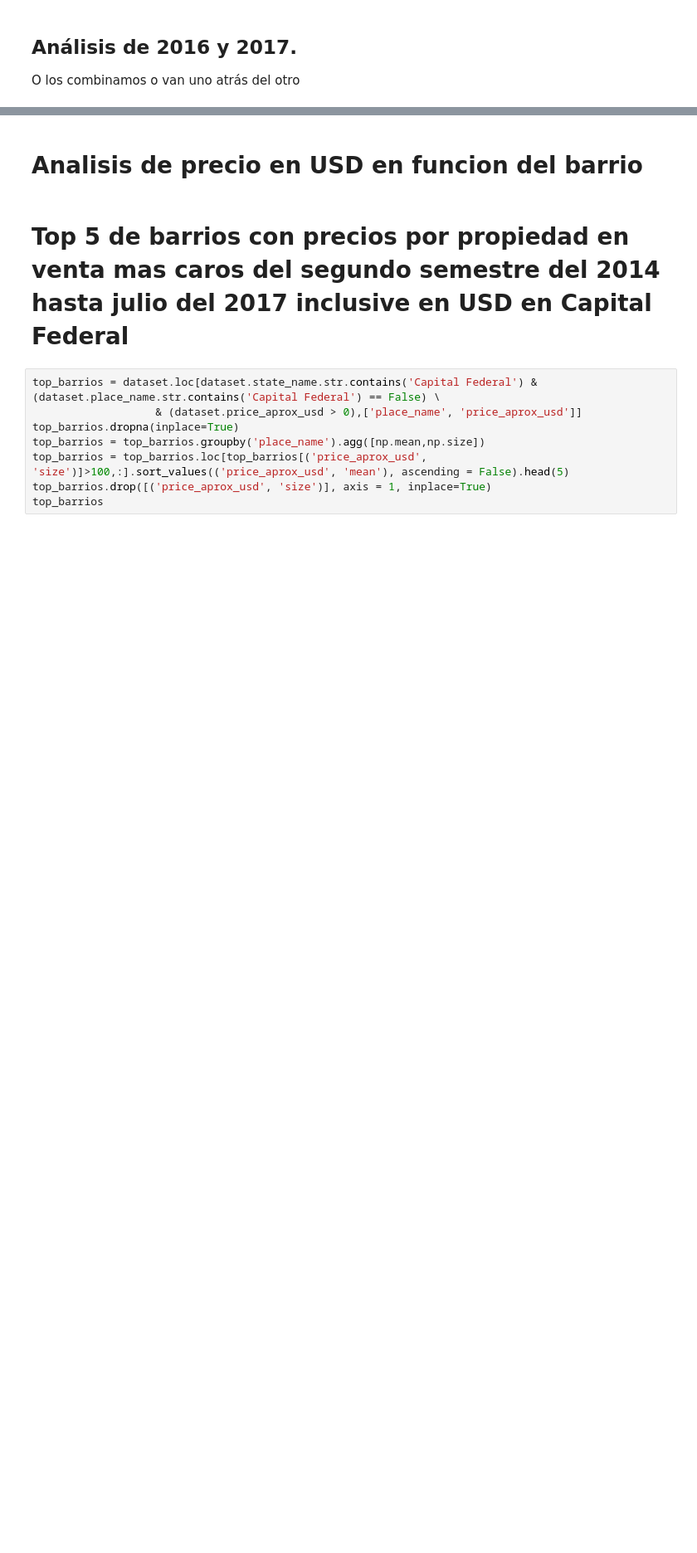
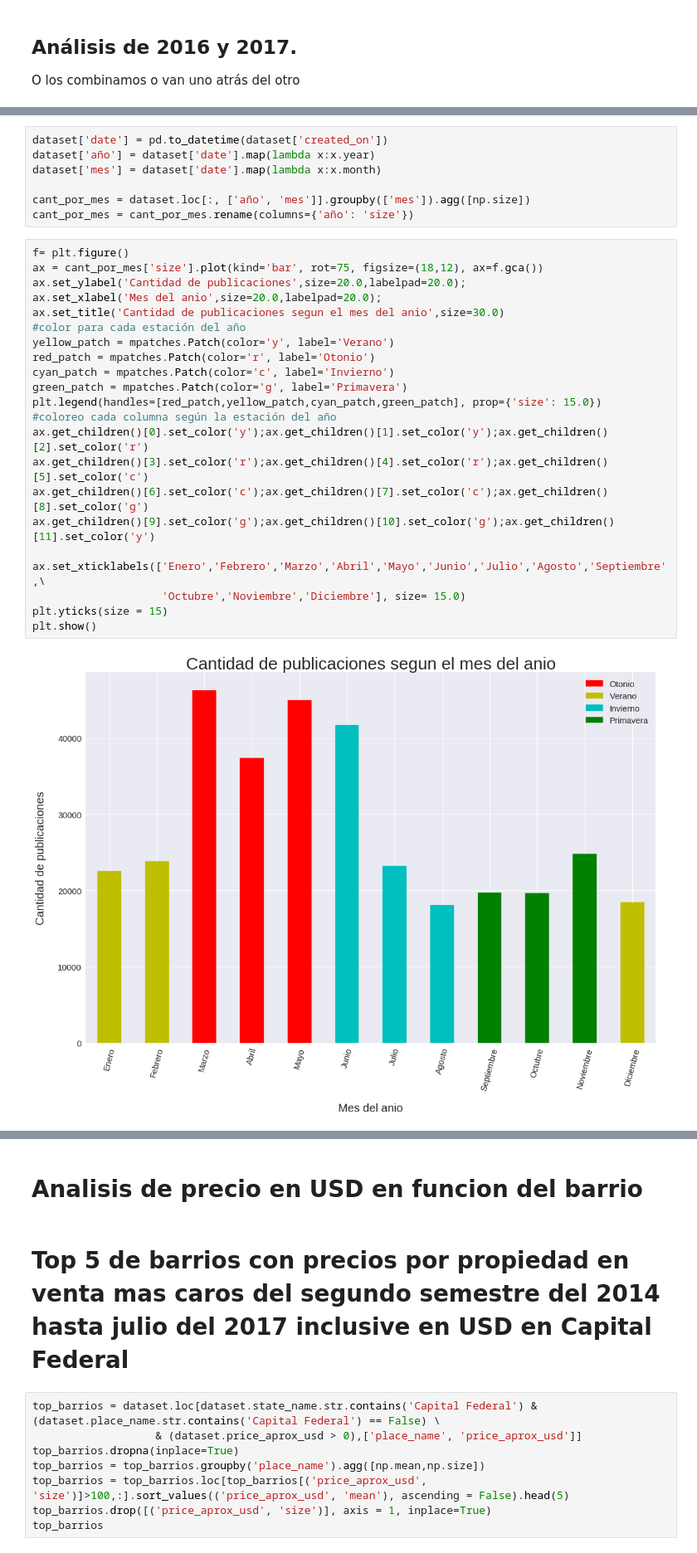
Before and after one commit to nicolaslongo/datos-TP1, a Jupyter notebook: Análisis Exploratorio de Datos.ipynb, the cells around one changed output, grey strips where cells are left out. Shown at 83% size. Saved outputs shown, nothing was run; the diff lists cells and outputs as text; blank space fills up the shorter version.

```diff
--- a/Análisis Exploratorio de Datos.ipynb
+++ b/Análisis Exploratorio de Datos.ipynb
@@ -120,0 +124,31 @@ O los combinamos o van uno atrás del otro
+# %%
+dataset['date'] = pd.to_datetime(dataset['created_on'])
+dataset['año'] = dataset['date'].map(lambda x:x.year)
+dataset['mes'] = dataset['date'].map(lambda x:x.month)
+
+cant_por_mes = dataset.loc[:, ['año', 'mes']].groupby(['mes']).agg([np.size])
+cant_por_mes = cant_por_mes.rename(columns={'año': 'size'})
+# %%
+f= plt.figure()
+ax = cant_por_mes['size'].plot(kind='bar', rot=75, figsize=(18,12), ax=f.gca())
+ax.set_ylabel('Cantidad de publicaciones',size=20.0,labelpad=20.0);
+ax.set_xlabel('Mes del anio',size=20.0,labelpad=20.0);
+ax.set_title('Cantidad de publicaciones segun el mes del anio',size=30.0)
+#color para cada estación del año
+yellow_patch = mpatches.Patch(color='y', label='Verano')
+red_patch = mpatches.Patch(color='r', label='Otonio')
+cyan_patch = mpatches.Patch(color='c', label='Invierno')
+green_patch = mpatches.Patch(color='g', label='Primavera')
+plt.legend(handles=[red_patch,yellow_patch,cyan_patch,green_patch], prop={'size': 15.0})
+#coloreo cada columna según la estación del año
+ax.get_children()[0].set_color('y');ax.get_children()[1].set_color('y');ax.get_children()[2].set_color('r')
+ax.get_children()[3].set_color('r');ax.get_children()[4].set_color('r');ax.get_children()[5].set_color('c')
+ax.get_children()[6].set_color('c');ax.get_children()[7].set_color('c');ax.get_children()[8].set_color('g')
+ax.get_children()[9].set_color('g');ax.get_children()[10].set_color('g');ax.get_children()[11].set_color('y')
+
+ax.set_xticklabels(['Enero','Febrero','Marzo','Abril','Mayo','Junio','Julio','Agosto','Septiembre',\
+                    'Octubre','Noviembre','Diciembre'], size= 15.0)
+plt.yticks(size = 15)
+plt.show()
+# %% [output]
+[figure, added]
```
Also changed, not shown: parts of 20 cells of this notebook, 1 other file.
